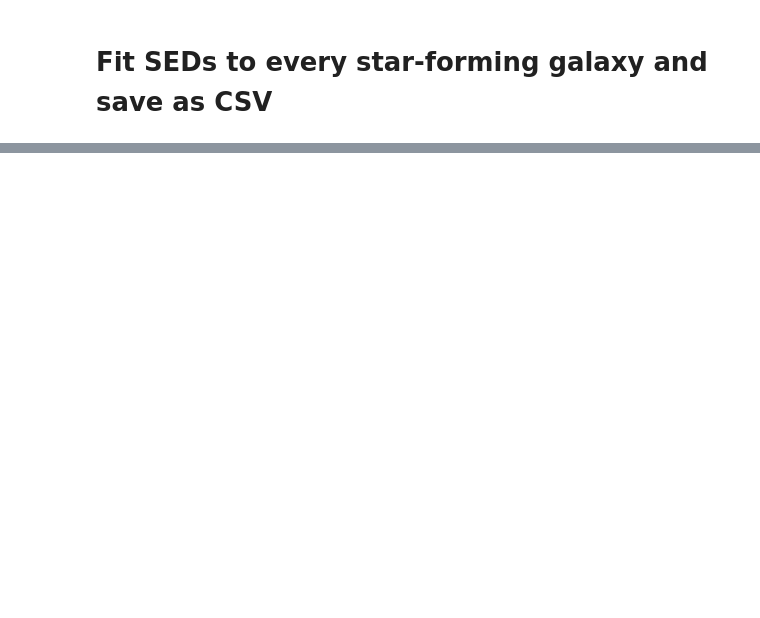
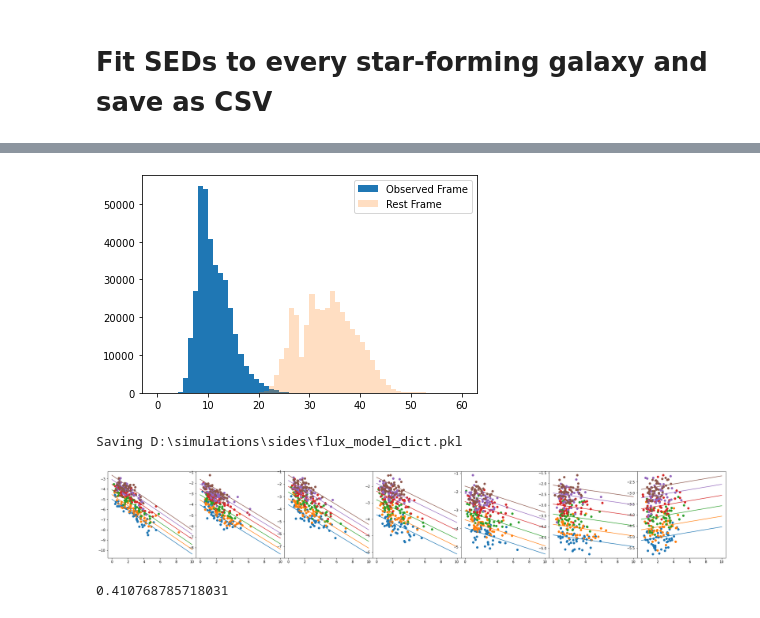
Before and after one commit to marcoviero/simstack3, a Jupyter notebook: viero2022/notebooks/Appendix/sides_simulation/S0_Generate_Simulated_Herschel_Maps_and_Catalog.ipynb, the cells around one changed output, grey strips where cells are left out. Cells and saved outputs as stored; diff of their text form; code cells hidden in the pictures; blank space fills up the shorter version.

```diff
--- a/viero2022/notebooks/Appendix/sides_simulation/S0_Generate_Simulated_Herschel_Maps_and_Catalog.ipynb
+++ b/viero2022/notebooks/Appendix/sides_simulation/S0_Generate_Simulated_Herschel_Maps_and_Catalog.ipynb
@@ -235,6 +235,7 @@ def estimate_sides_seds(catalog, wv_cat = ["SMIPS24","S100","S160","SSPIRE250","
 
     a_array = np.zeros(len(catalog))
     t_array = np.zeros(len(catalog))
+    trf_array = np.zeros(len(catalog))
 
     print("Fitting {} objects".format(len(catalog)))
     for i in range(len(catalog)):
@@ -243,10 +244,12 @@ def estimate_sides_seds(catalog, wv_cat = ["SMIPS24","S100","S160","SSPIRE250","
         mm = catalog['Mstar'].iloc[i]
         single_sed_params = estimate_single_sed(wavelengths, fluxes) #, zin, np.log10(mm))
         a_array[i] = single_sed_params['A'].value
-        t_array[i] = single_sed_params['T_observed'].value*(1+zin)
+        t_array[i] = single_sed_params['T_observed'].value
+        trf_array[i] = single_sed_params['T_observed'].value*(1+zin)
 
-    catalog['Trf'] = t_array
     catalog['Ain'] = a_array
+    catalog['Tobs'] = t_array
+    catalog['Trf'] = trf_array
 
     return catalog
 # %%
@@ -268,2 +271,9 @@ path_sides_csv = os.path.join(os.environ['CATSPATH'], "cosmos","sides_sfg_gt_9p0
 if overwrite_catalog or not os.path.isfile(path_sides_csv):
     catalog_with_trf.to_csv(path_sides_csv)
+# %%
+tarr = np.linspace(0,60,61)
+plt.hist(catalog_with_trf['Tobs'],bins=tarr,label='Observed Frame');
+plt.hist(catalog_with_trf['Trf'],bins=tarr,alpha=0.25,label='Rest Frame');
+plt.legend();
+# %% [output]
+[figure, added]
@@ -269,0 +303,60 @@ if overwrite_catalog or not os.path.isfile(path_sides_csv):
+# %%
+fit_filename = 'flux_model_dict.pkl'
+SimstackToolbox.save_to_pickles(os.path.join(CATSPATH,fit_filename), params_dict)
+print('Saving', os.path.join(CATSPATH,fit_filename))
+# %% [output]
+Saving D:\simulations\sides\flux_model_dict.pkl
+# %%
+band=['SMIPS24','S100','S160','SSPIRE250','SSPIRE350','SSPIRE500','S850']
+#band=['SMIPS24','S100',]
+wlen=len(band)
+hm = [8.5,9,9.5,10,10.5,11,12]
+xmod = np.linspace(0,10,100)
+
+width_ratios = [i for i in np.ones(wlen)]
+gs = gridspec.GridSpec(1, wlen, width_ratios=width_ratios,
+                       wspace=0.0, hspace=0.0, top=0.95, bottom=0.05, left=0.17, right=0.845)
+fig = plt.figure(figsize=(38, 4))
+#fig = plt.figure(figsize=(12, 4))
+
+idm = pd.cut(np.log10(catalog_with_trf['Mstar']), bins=hm, labels=False, include_lowest=True)
+nplot = 50
+
+params_dict = {}
+for iwv, wv in enumerate(band):
+
+    fit_params = Parameters()
+    zs_in = -(8-3)/7
+    ms_in = 3/(11.5-8.75)
+    off_in = -15
+    fit_params.add('z_slope', value=zs_in, vary=True)
+    fit_params.add('m_slope', value=ms_in, vary=True)
+    fit_params.add('offset', value=off_in, vary=True)
+
+    nfit = 10000
+    indp = np.random.choice(catalog_with_trf.index, size=nfit)
+    xp = catalog_with_trf.loc[indp]['redshift']
+    mp = np.log10(catalog_with_trf.loc[indp]['Mstar'])
+    yp = catalog_with_trf.loc[indp][band[iwv]]
+    sed_params = minimize(flux_model_min, fit_params,
+                  args=(xp, mp,),
+                  kws={'fluxes': np.log10(yp)})
+    #print(sed_params.params)
+    mm = sed_params.params['m_slope'].value
+    zm = sed_params.params['z_slope'].value
+    b = sed_params.params['offset'].value
+
+    params_dict[wv]=sed_params
+
+    for i in np.unique(idm):
+        ax = plt.subplot(gs[0, iwv])
+        indp = np.random.choice(catalog_with_trf[idm == i].index, size=np.min([nplot,np.sum(idm == i)]))
+        xp = catalog_with_trf.loc[indp]['redshift']
+        mp = np.log10(catalog_with_trf.loc[indp]['Mstar'])
+        yp = catalog_with_trf.loc[indp][band[iwv]]
+        ax.scatter(xp,np.log10(yp))
+
+        m_in = np.mean(mp)
+        ax.plot(xmod, flux_model(xmod, m_in*np.ones_like(xmod), zm, mm, b))
+# %% [output]
+[figure, added]
@@ -269,0 +368,4 @@ if overwrite_catalog or not os.path.isfile(path_sides_csv):
+# %%
+10**flux_model(5, np.log10((10**10.5)*.4), zm, mm, b) / 10**flux_model(5, 10.5, zm, mm, b)
+# %% [output]
+0.410768785718031
```
Also changed, not shown: parts of 14 cells of this notebook, 2 other files.
